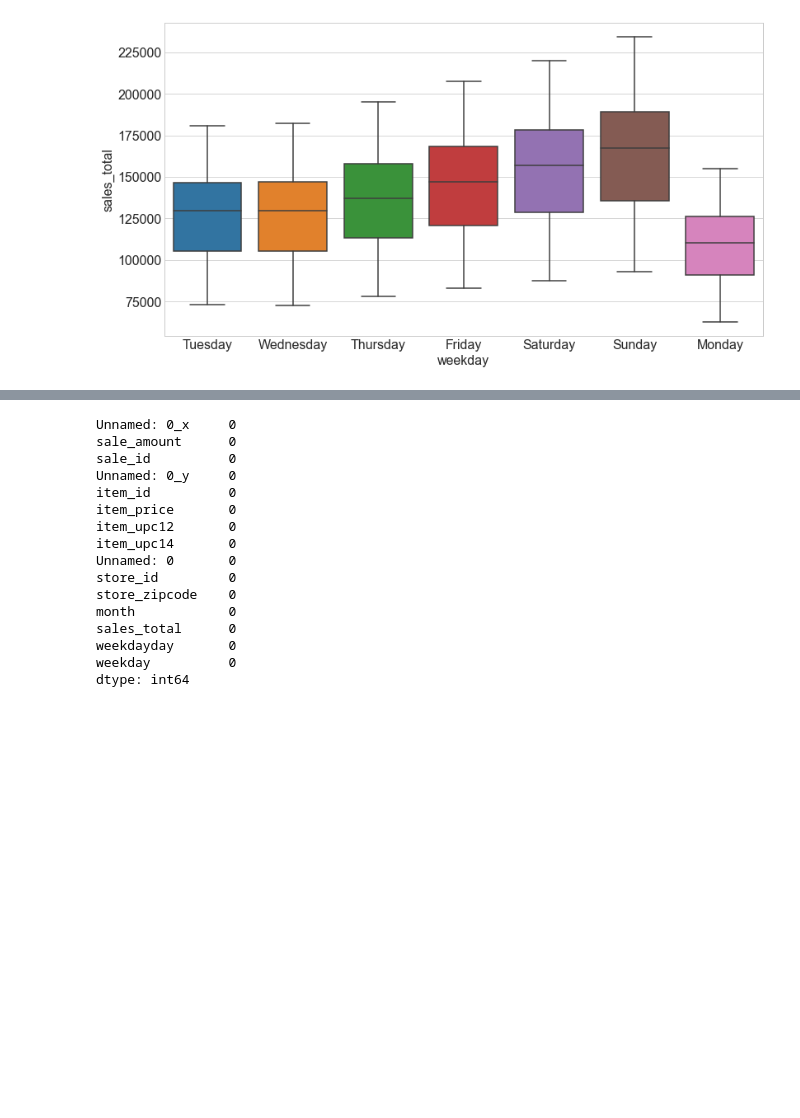
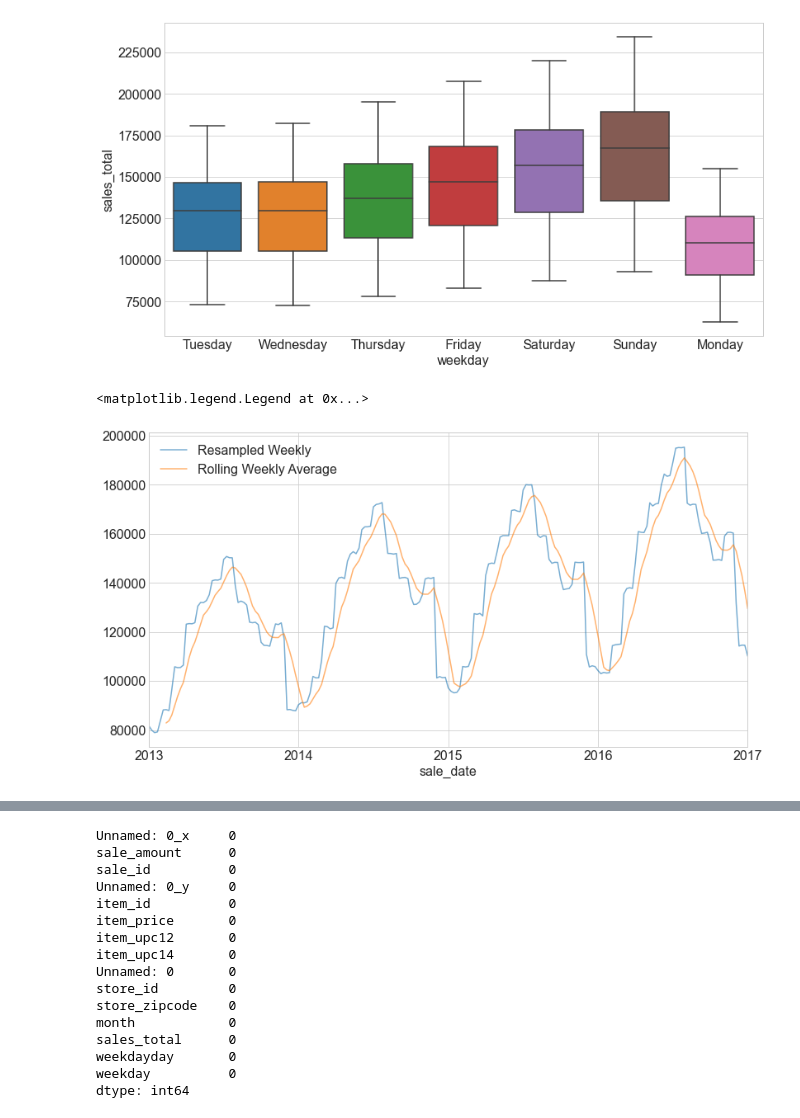
Before and after one commit to Jared-Godar/time-series-exercises, a Jupyter notebook: explore_exercises.ipynb, the cells around one changed output, grey strips where cells are left out. Drawn from its saved outputs; the diff is of its cells as text; code cells hidden in the pictures; blank space fills up the shorter version.

```diff
--- a/explore_exercises.ipynb
+++ b/explore_exercises.ipynb
@@ -181,3 +181,12 @@ sns.boxplot(data = train, x = 'weekday', y = 'sales_total')
 # %% [output]
 <AxesSubplot:xlabel='weekday', ylabel='sales_total'>
 [figure]
+# %%
+# Plot the weekly average & the 7-day moving average. Compare the 2 plots.
+
+y.resample('W').mean().plot(label='Resampled Weekly', alpha=.6)
+y.rolling(7).mean().plot(label='Rolling Weekly Average', alpha=.6)
+plt.legend()
+# %% [output]
+<matplotlib.legend.Legend at 0x...>
+[figure, added]
```
Also changed, not shown: parts of 12 cells of this notebook.
